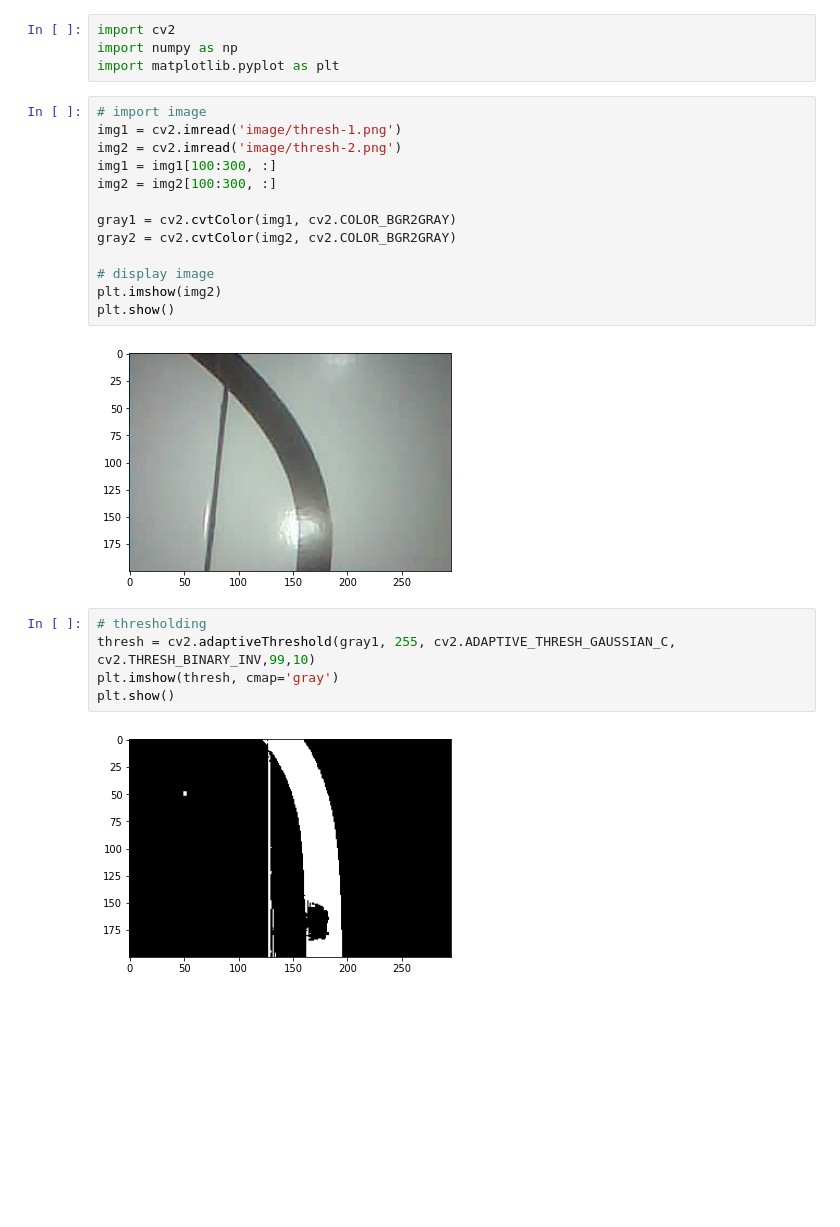
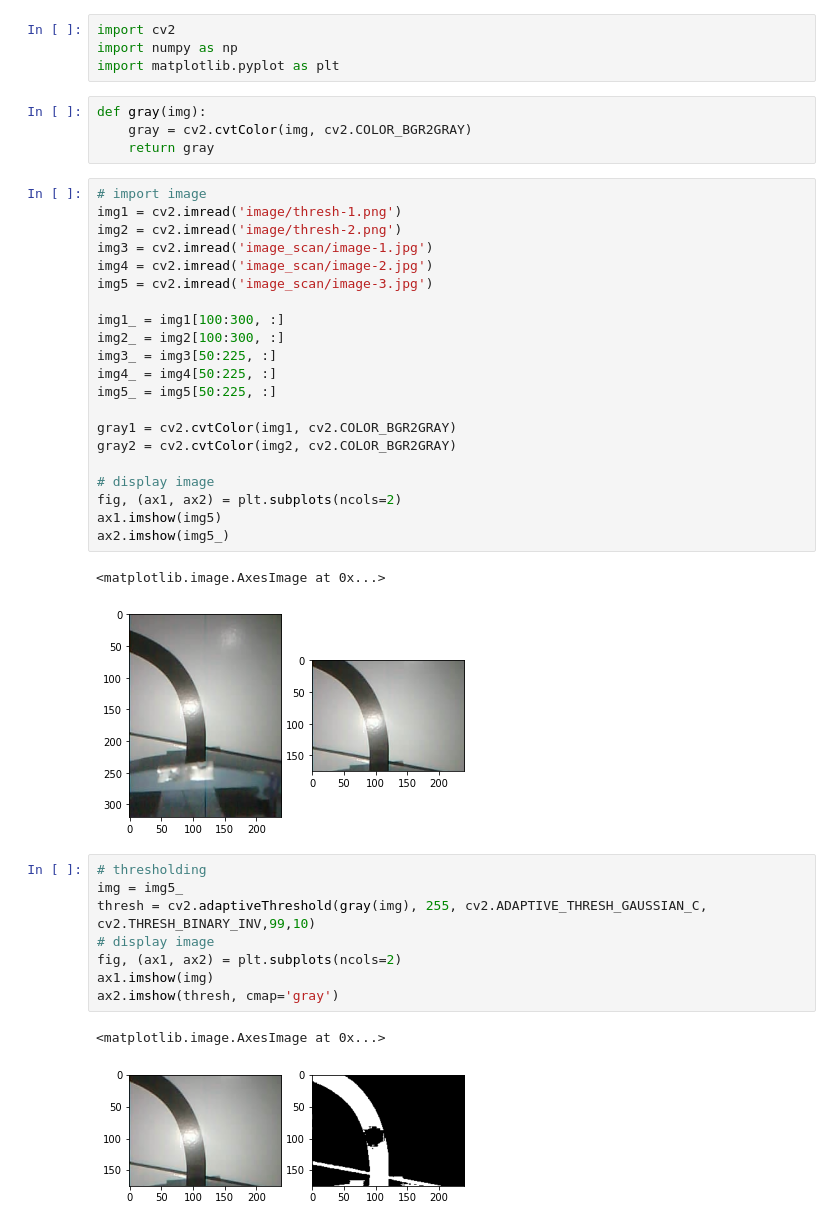
Before and after one commit to ruhyadi/Line-Follower, a Jupyter notebook: threshold.ipynb, the cells around one changed output. Saved outputs shown, nothing was run; the diff lists cells and outputs as text; blank space fills up the shorter version.

```diff
--- a/threshold.ipynb
+++ b/threshold.ipynb
@@ -2,28 +2,45 @@
 import cv2
 import numpy as np
 import matplotlib.pyplot as plt
+# %%
+def gray(img):
+    gray = cv2.cvtColor(img, cv2.COLOR_BGR2GRAY)
+    return gray
 # %%
 # import image
 img1 = cv2.imread('image/thresh-1.png')
 img2 = cv2.imread('image/thresh-2.png')
-img1 = img1[100:300, :]
-img2 = img2[100:300, :]
+img3 = cv2.imread('image_scan/image-1.jpg')
+img4 = cv2.imread('image_scan/image-2.jpg')
+img5 = cv2.imread('image_scan/image-3.jpg')
+
+img1_ = img1[100:300, :]
+img2_ = img2[100:300, :]
+img3_ = img3[50:225, :]
+img4_ = img4[50:225, :]
+img5_ = img5[50:225, :]
 
 gray1 = cv2.cvtColor(img1, cv2.COLOR_BGR2GRAY)
 gray2 = cv2.cvtColor(img2, cv2.COLOR_BGR2GRAY)
 
 # display image
-plt.imshow(img2)
-plt.show()
+fig, (ax1, ax2) = plt.subplots(ncols=2)
+ax1.imshow(img5)
+ax2.imshow(img5_)
 # %% [output]
+<matplotlib.image.AxesImage at 0x...>
-[figure, old version]
+[figure, new version]
 # %%
 # thresholding
-thresh = cv2.adaptiveThreshold(gray1, 255, cv2.ADAPTIVE_THRESH_GAUSSIAN_C, cv2.THRESH_BINARY_INV,99,10)
-plt.imshow(thresh, cmap='gray')
-plt.show()
+img = img5_
+thresh = cv2.adaptiveThreshold(gray(img), 255, cv2.ADAPTIVE_THRESH_GAUSSIAN_C, cv2.THRESH_BINARY_INV,99,10)
+# display image
+fig, (ax1, ax2) = plt.subplots(ncols=2)
+ax1.imshow(img)
+ax2.imshow(thresh, cmap='gray')
 # %% [output]
+<matplotlib.image.AxesImage at 0x...>
-[figure, old version]
+[figure, new version]
 # %%
 # contour
 contours = 0
```
Also changed, not shown: parts of 16 cells of this notebook, 7 other files.
